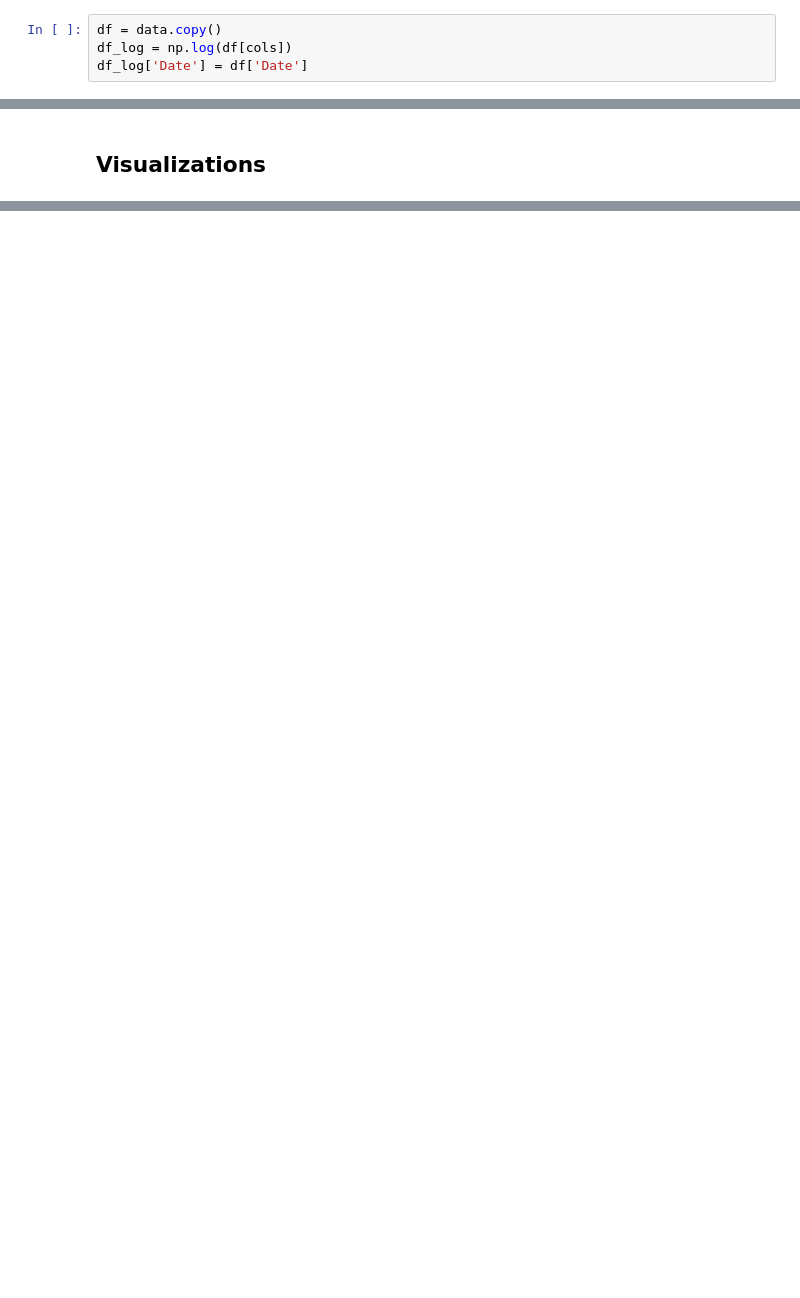
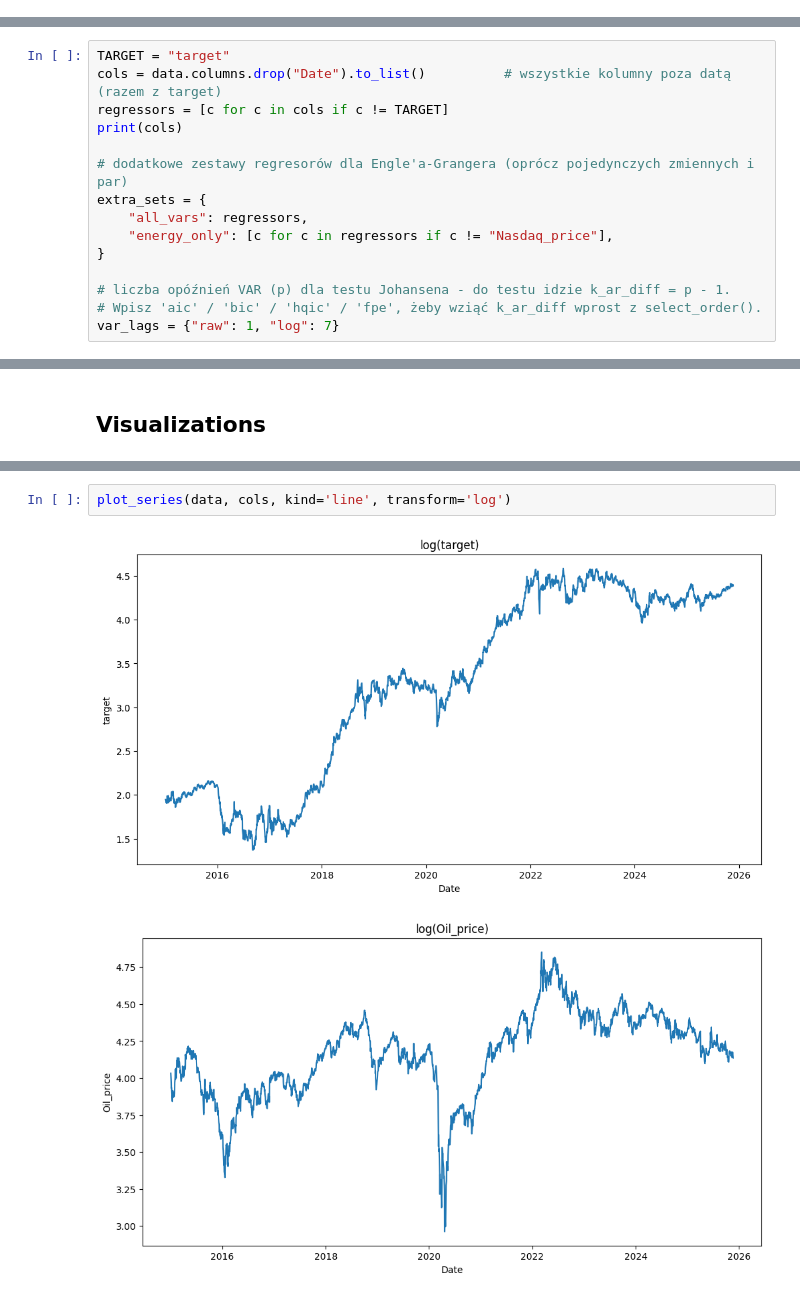
Before and after one commit to kacperskora/Research-S_i_T, a Jupyter notebook: notebooks/02_cointegration.ipynb, the cells around one changed output, grey strips where cells are left out. Saved outputs shown, nothing was run; the diff lists cells and outputs as text; blank space fills up the shorter version.

```diff
--- a/notebooks/02_cointegration.ipynb
+++ b/notebooks/02_cointegration.ipynb
@@ -36,4 +29,0 @@ print(cols)
-# %%
-df = data.copy()
-df_log = np.log(df[cols])
-df_log['Date'] = df['Date']
@@ -39,0 +33,15 @@ df_log['Date'] = df['Date']
+# %%
+TARGET = "target"
+cols = data.columns.drop("Date").to_list()          # wszystkie kolumny poza datą (razem z target)
+regressors = [c for c in cols if c != TARGET]
+print(cols)
+
+# dodatkowe zestawy regresorów dla Engle'a-Grangera (oprócz pojedynczych zmiennych i par)
+extra_sets = {
+    "all_vars": regressors,
+    "energy_only": [c for c in regressors if c != "Nasdaq_price"],
+}
+
+# liczba opóźnień VAR (p) dla testu Johansena - do testu idzie k_ar_diff = p - 1.
+# Wpisz 'aic' / 'bic' / 'hqic' / 'fpe', żeby wziąć k_ar_diff wprost z select_order().
+var_lags = {"raw": 1, "log": 7}
@@ -579,0 +234,5 @@ print(rank_test.summary())
+# %%
+plot_series(data, cols, kind='line', transform='log')
+# %% [output]
+[figure, added]
+[figure, added]
```
Also changed, not shown: parts of 66 cells of this notebook.
